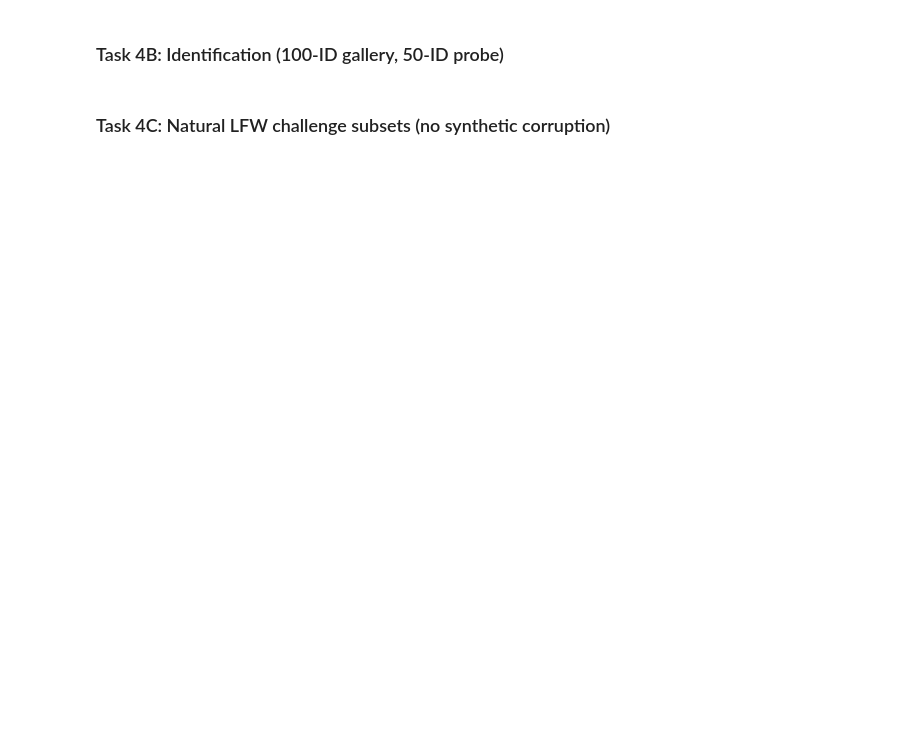
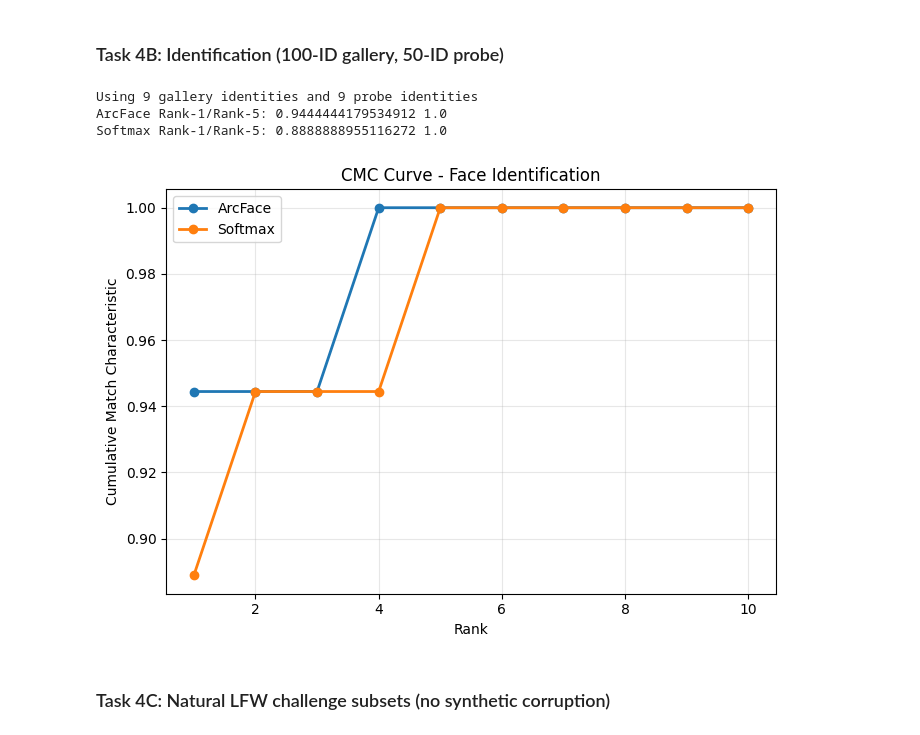
Before and after one commit to aayush2789/dlcv_assignment, a Jupyter notebook: main.ipynb, the cells around one changed output. Cells and saved outputs as stored; diff of their text form; code cells hidden in the pictures; blank space fills up the shorter version.

```diff
--- a/main.ipynb
+++ b/main.ipynb
@@ -106,7 +109,17 @@ encoded = le2.transform(aligned_labels)
 from sklearn.model_selection import train_test_split
 idx = np.arange(len(aligned_imgs))
 tr_idx, temp_idx = train_test_split(idx, test_size=0.2, stratify=encoded, random_state=SEED)
-va_idx, te_idx = train_test_split(temp_idx, test_size=0.5, stratify=encoded[temp_idx], random_state=SEED)
+
+# Check if we can stratify the val/test split
+temp_encoded = encoded[temp_idx]
+unique, counts = np.unique(temp_encoded, return_counts=True)
+can_stratify = np.all(counts >= 2)
+
+if can_stratify:
+    va_idx, te_idx = train_test_split(temp_idx, test_size=0.5, stratify=temp_encoded, random_state=SEED)
+else:
+    # Fall back to non-stratified split if some classes have < 2 samples
+    va_idx, te_idx = train_test_split(temp_idx, test_size=0.5, random_state=SEED)
 
 aligned_train_ds = FaceDataset([aligned_imgs[i] for i in tr_idx], encoded[tr_idx], transform=train_tf)
 aligned_val_ds = FaceDataset([aligned_imgs[i] for i in va_idx], encoded[va_idx], transform=eval_tf)
@@ -310,29 +370,46 @@ print(json.dumps(task4a_table, indent=2))
 # %% [markdown]
 ### Task 4B: Identification (100-ID gallery, 50-ID probe)
 # %%
+# Choose an identification protocol that fits the available test identities
+from collections import Counter
+
+id_counts = Counter(map(int, test_labels))
+eligible_ids = [identity for identity, count in id_counts.items() if count >= 7]
+if len(eligible_ids) < 2:
+    raise ValueError(f"Need at least 2 identities with 7+ samples for identification, got {len(eligible_ids)}")
+
+gallery_identities = min(100, len(eligible_ids))
+probe_identities = min(50, gallery_identities)
+
 gallery_idx, probe_idx = build_identification_protocol(
     test_labels,
-    gallery_identities=100,
+    gallery_identities=gallery_identities,
     gallery_per_id=5,
-    probe_identities=50,
+    probe_identities=probe_identities,
     probe_per_id=2,
     seed=SEED,
 )
 
 arc_ident = evaluate_identification(arc_emb, test_labels, gallery_idx, probe_idx, max_rank=10)
 soft_ident = evaluate_identification(soft_emb, test_labels, gallery_idx, probe_idx, max_rank=10)
 
+print(f"Using {gallery_identities} gallery identities and {probe_identities} probe identities")
 print("ArcFace Rank-1/Rank-5:", arc_ident.rank1, arc_ident.rank5)
 print("Softmax Rank-1/Rank-5:", soft_ident.rank1, soft_ident.rank5)
 
 plot_cmc_curves(
     [
         {"label": "ArcFace", "cmc": arc_ident.cmc},
         {"label": "Softmax", "cmc": soft_ident.cmc},
     ],
     max_rank=10,
     output_path=str(OUT_DIR / "task4b_cmc.png"),
 )
+# %% [output]
+Using 9 gallery identities and 9 probe identities
+ArcFace Rank-1/Rank-5: 0.9444444179534912 1.0
+Softmax Rank-1/Rank-5: 0.8888888955116272 1.0
+[figure, added]
 # %% [markdown]
 ### Task 4C: Natural LFW challenge subsets (no synthetic corruption)
 # %%
```
Also changed, not shown: parts of 11 cells of this notebook, 14 other files.
